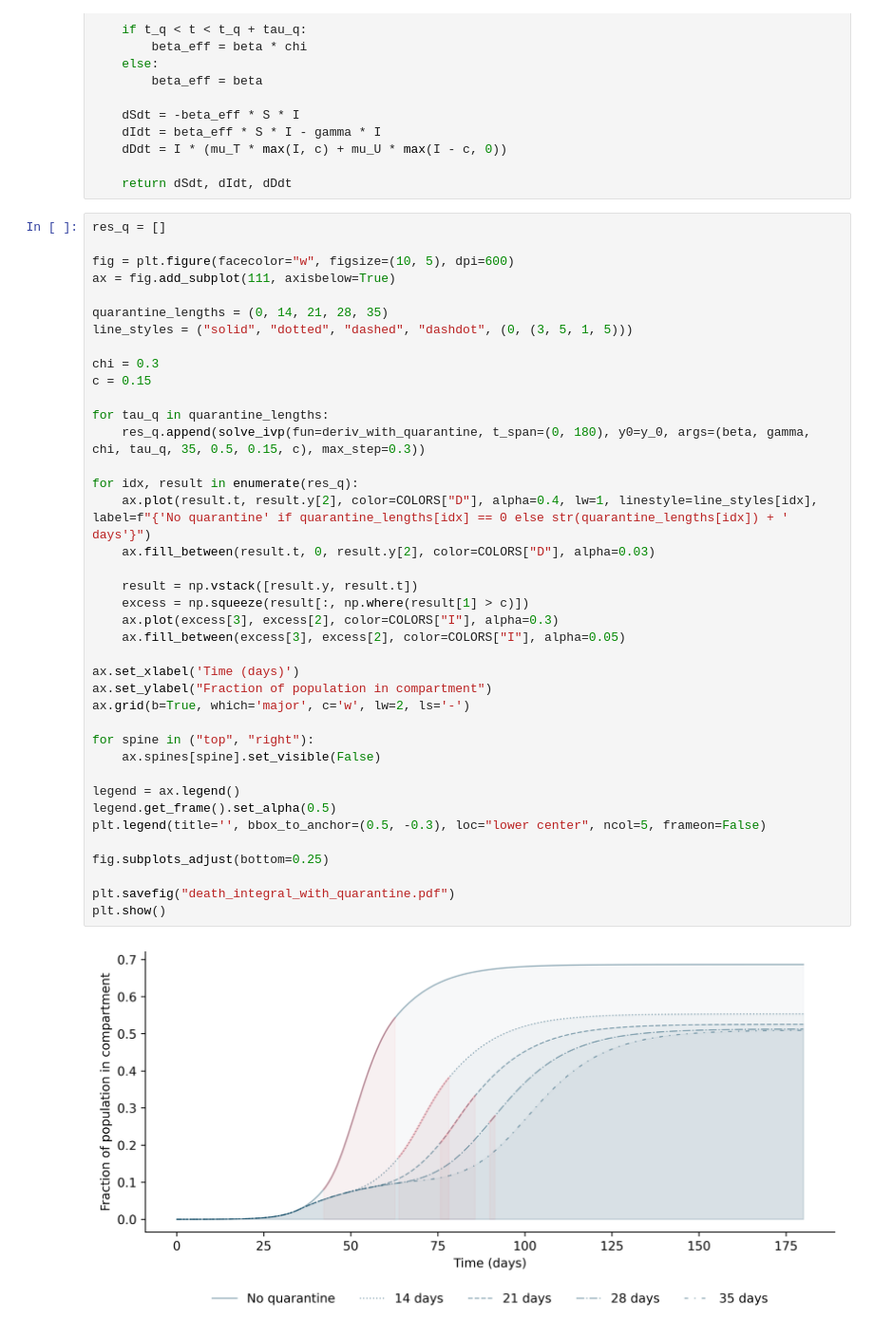
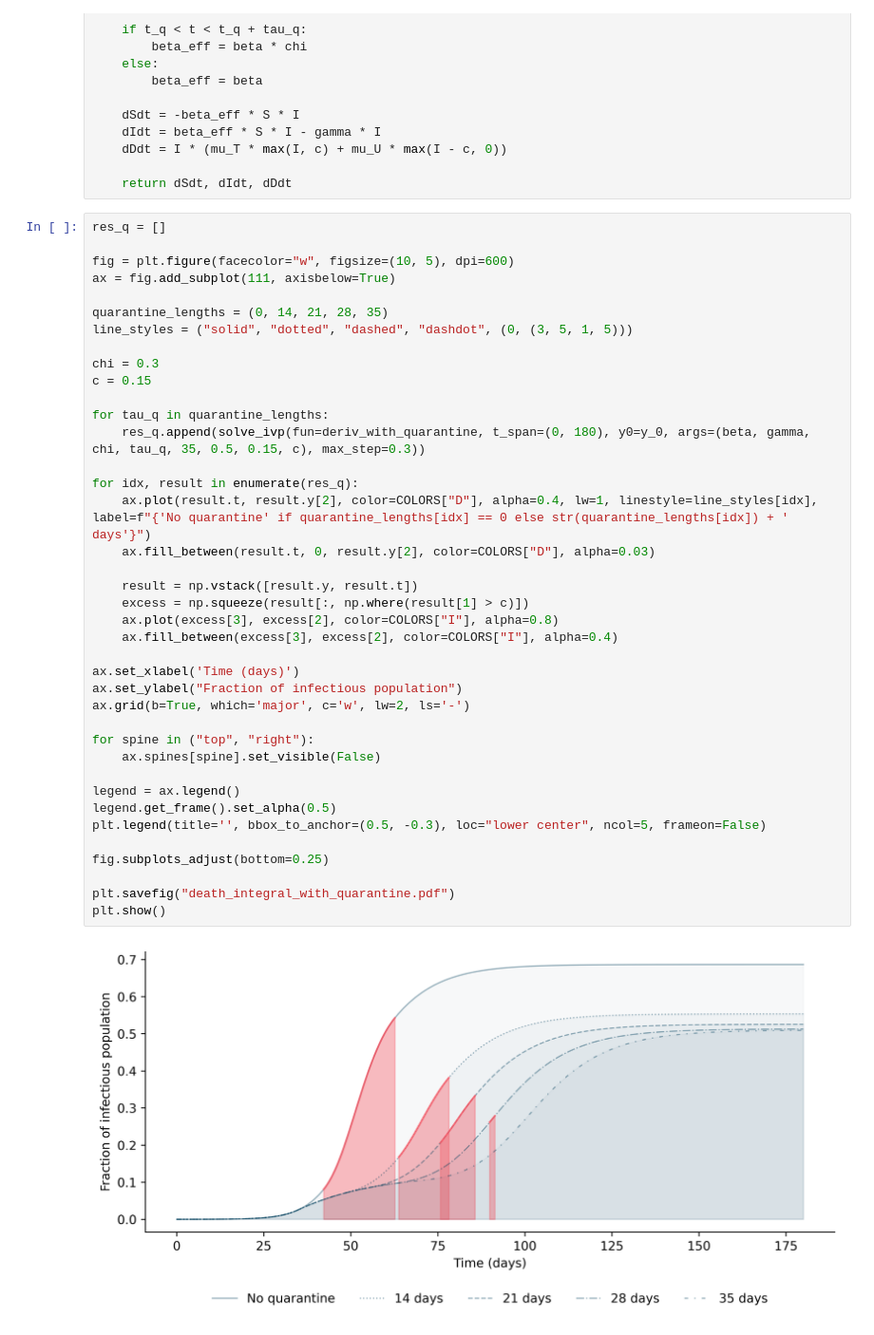
Before and after one commit to chrisvoncsefalvay/computational-infectious-disease, a Jupyter notebook: ch06/quarantine/General quarantine.ipynb, the cells around one changed output. Shown at 95% size. Saved outputs shown, nothing was run; the diff lists cells and outputs as text.

```diff
--- a/ch06/quarantine/General quarantine.ipynb
+++ b/ch06/quarantine/General quarantine.ipynb
@@ -129,34 +134,34 @@ quarantine_lengths = (0, 14, 21, 28, 35)
 line_styles = ("solid", "dotted", "dashed", "dashdot", (0, (3, 5, 1, 5)))
 
 chi = 0.3
 c = 0.15
 
 for tau_q in quarantine_lengths:
     res_q.append(solve_ivp(fun=deriv_with_quarantine, t_span=(0, 180), y0=y_0, args=(beta, gamma, chi, tau_q, 35, 0.5, 0.15, c), max_step=0.3))
 
 for idx, result in enumerate(res_q):
     ax.plot(result.t, result.y[2], color=COLORS["D"], alpha=0.4, lw=1, linestyle=line_styles[idx], label=f"{'No quarantine' if quarantine_lengths[idx] == 0 else str(quarantine_lengths[idx]) + ' days'}")
     ax.fill_between(result.t, 0, result.y[2], color=COLORS["D"], alpha=0.03)
 
     result = np.vstack([result.y, result.t])
     excess = np.squeeze(result[:, np.where(result[1] > c)])
-    ax.plot(excess[3], excess[2], color=COLORS["I"], alpha=0.3)
-    ax.fill_between(excess[3], excess[2], color=COLORS["I"], alpha=0.05)
+    ax.plot(excess[3], excess[2], color=COLORS["I"], alpha=0.8)
+    ax.fill_between(excess[3], excess[2], color=COLORS["I"], alpha=0.4)
 
 ax.set_xlabel('Time (days)')
-ax.set_ylabel("Fraction of population in compartment")
+ax.set_ylabel("Fraction of infectious population")
 ax.grid(b=True, which='major', c='w', lw=2, ls='-')
 
 for spine in ("top", "right"):
     ax.spines[spine].set_visible(False)
 
 legend = ax.legend()
 legend.get_frame().set_alpha(0.5)
 plt.legend(title='', bbox_to_anchor=(0.5, -0.3), loc="lower center", ncol=5, frameon=False)
 
 fig.subplots_adjust(bottom=0.25)
 
 plt.savefig("death_integral_with_quarantine.pdf")
 plt.show()
 # %% [output]
-[figure, old version]
+[figure, new version]
```
Also changed, not shown: parts of 2 cells of this notebook, 3 other files.
